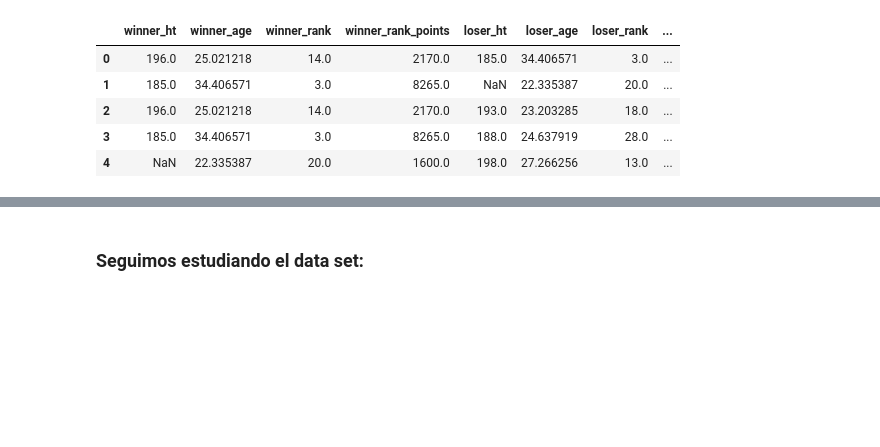
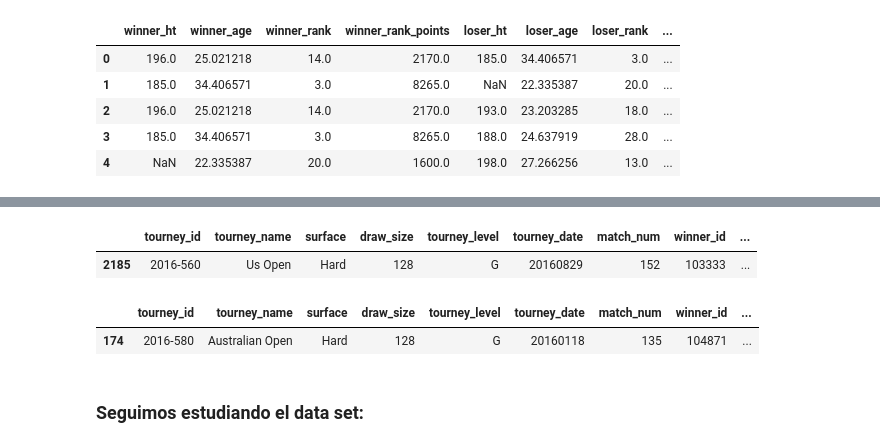
Before and after one commit to ISANJUA/TFM_ML4sportsBets, a Jupyter notebook: ETL - Prueba 1.ipynb, the cells around one changed output, grey strips where cells are left out. Cells and saved outputs as stored; diff of their text form; code cells hidden in the pictures; blank space fills up the shorter version.

```diff
--- a/ETL - Prueba 1.ipynb
+++ b/ETL - Prueba 1.ipynb
@@ -117,0 +193,5 @@ TypeError: unsupported operand type(s) for /: 'str' and 'int'
+# %%
+matches_2016[matches_2016['w_ace'] == 61.0].head()
+# %% [output]
+|  | tourney_id | tourney_name | surface | draw_size | tourney_level | tourney_date | match_num | winner_id | ... |
+| 2185 | 2016-560 | Us Open | Hard | 128 | G | 20160829 | 152 | 103333 | ... |
@@ -117,0 +200,5 @@ TypeError: unsupported operand type(s) for /: 'str' and 'int'
+# %%
+matches_2016[matches_2016['w_df'] == 21.0].head()
+# %% [output]
+|  | tourney_id | tourney_name | surface | draw_size | tourney_level | tourney_date | match_num | winner_id | ... |
+| 174 | 2016-580 | Australian Open | Hard | 128 | G | 20160118 | 135 | 104871 | ... |
```
Also changed, not shown: parts of 16 cells of this notebook.
